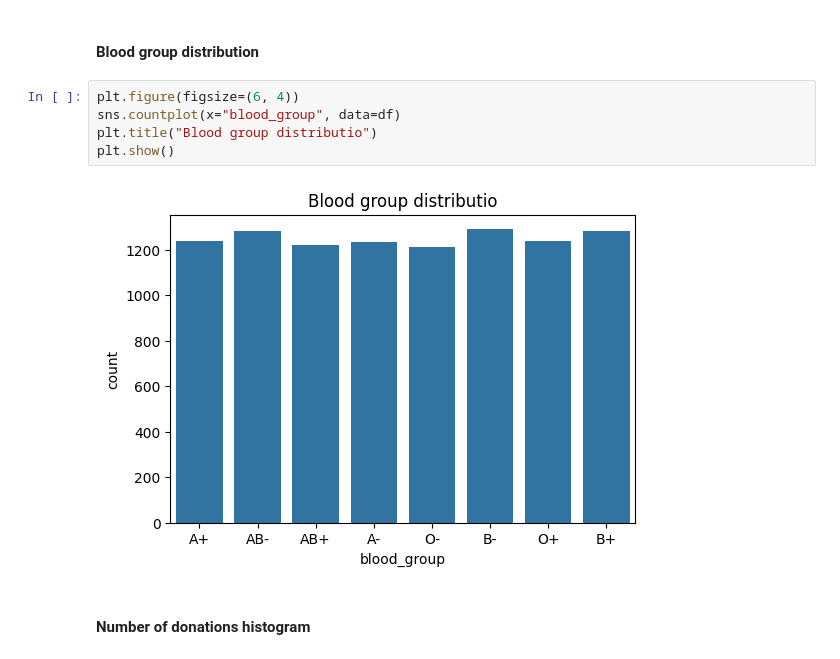
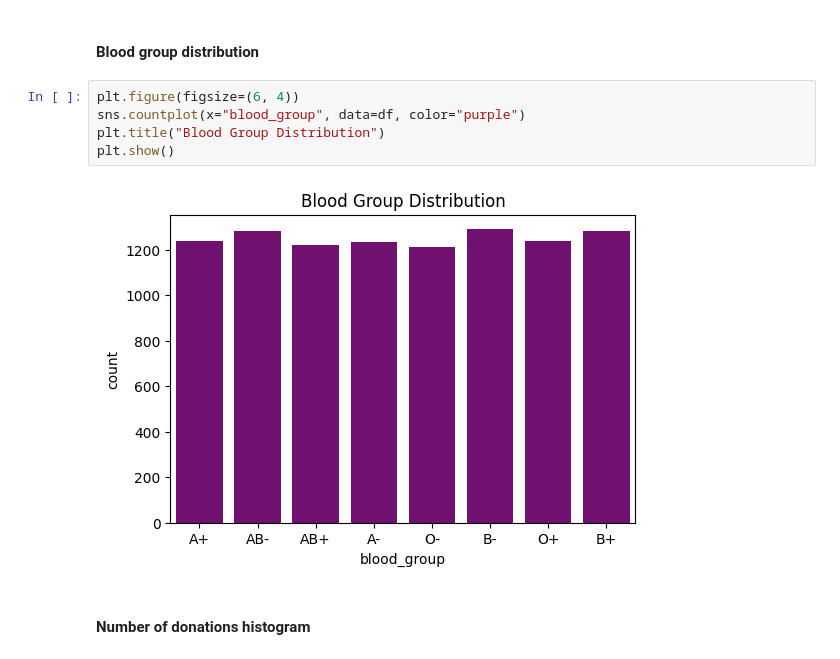
Before and after one commit to Faghaee2000/Blood-Donor-Analysis, a Jupyter notebook: blood_analysis.ipynb, the cells around one changed output. Cells and saved outputs as stored; diff of their text form.

```diff
--- a/blood_analysis.ipynb
+++ b/blood_analysis.ipynb
@@ -66,11 +88,11 @@ plt.show()
 #### Blood group distribution
 # %%
 plt.figure(figsize=(6, 4))
-sns.countplot(x="blood_group", data=df)
-plt.title("Blood group distributio")
+sns.countplot(x="blood_group", data=df, color="purple")
+plt.title("Blood Group Distribution")
 plt.show()
 # %% [output]
-[figure, old version]
+[figure, new version]
 # %% [markdown]
 #### Number of donations histogram
 # %%
```
Also changed, not shown: parts of 5 cells of this notebook.
